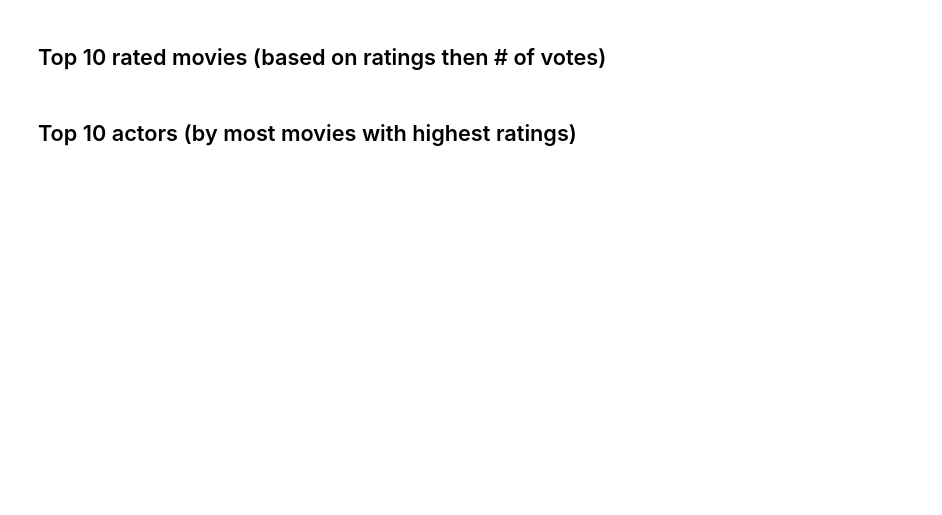
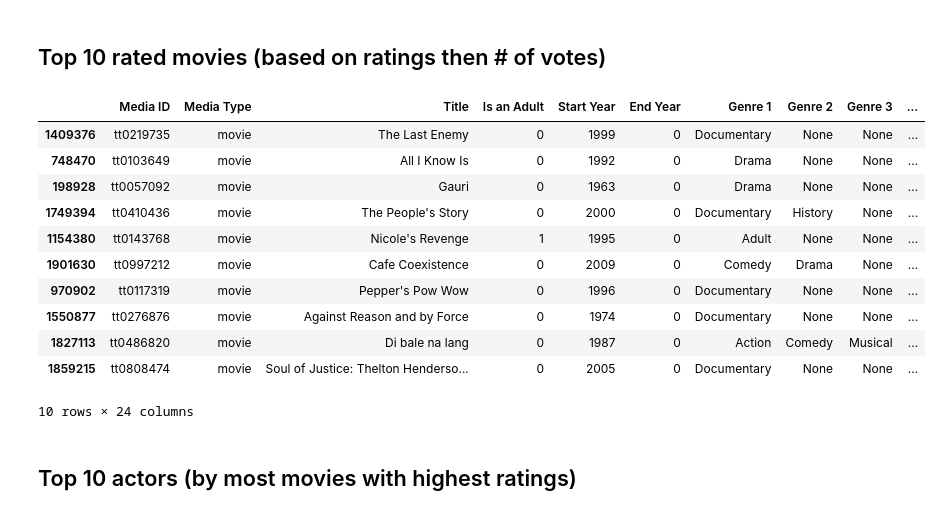
Before and after one commit to thaong1412/IMDB_Project, a Jupyter notebook: CPSC_4800_IMDB_Project.ipynb, the cells around one changed output. Cells and saved outputs as stored; diff of their text form; code cells hidden in the pictures; blank space fills up the shorter version.

```diff
--- a/CPSC_4800_IMDB_Project.ipynb
+++ b/CPSC_4800_IMDB_Project.ipynb
@@ -539,4 +905,24 @@ Let's get a list of all the column names we need.
 # %% [markdown]
 ## Top 10 rated movies (based on ratings then # of votes)
+# %%
+sorted_movies_df = movies_people_df[movies_people_df['Media Type'] == 'movie'].sort_values(
+    by=['Rating', 'Number of Votes'], ascending=[False, False])
+
+top_10_movies = sorted_movies_df.head(10)
+
+top_10_movies
+# %% [output]
+|  | Media ID | Media Type | Title | Is an Adult | Start Year | End Year | Genre 1 | Genre 2 | Genre 3 | ... |
+| 1409376 | tt0219735 | movie | The Last Enemy | 0 | 1999 | 0 | Documentary | None | None | ... |
+| 748470 | tt0103649 | movie | All I Know Is | 0 | 1992 | 0 | Drama | None | None | ... |
+| 198928 | tt0057092 | movie | Gauri | 0 | 1963 | 0 | Drama | None | None | ... |
+| 1749394 | tt0410436 | movie | The People's Story | 0 | 2000 | 0 | Documentary | History | None | ... |
+| 1154380 | tt0143768 | movie | Nicole's Revenge | 1 | 1995 | 0 | Adult | None | None | ... |
+| 1901630 | tt0997212 | movie | Cafe Coexistence | 0 | 2009 | 0 | Comedy | Drama | None | ... |
+| 970902 | tt0117319 | movie | Pepper's Pow Wow | 0 | 1996 | 0 | Documentary | None | None | ... |
+| 1550877 | tt0276876 | movie | Against Reason and by Force | 0 | 1974 | 0 | Documentary | None | None | ... |
+| 1827113 | tt0486820 | movie | Di bale na lang | 0 | 1987 | 0 | Action | Comedy | Musical | ... |
+| 1859215 | tt0808474 | movie | Soul of Justice: Thelton Henderso... | 0 | 2005 | 0 | Documentary | None | None | ... |
+10 rows × 24 columns
 # %% [markdown]
 ## Top 10 actors (by most movies with highest ratings)
```
Also changed, not shown: parts of 57 cells of this notebook, 1 other file.
